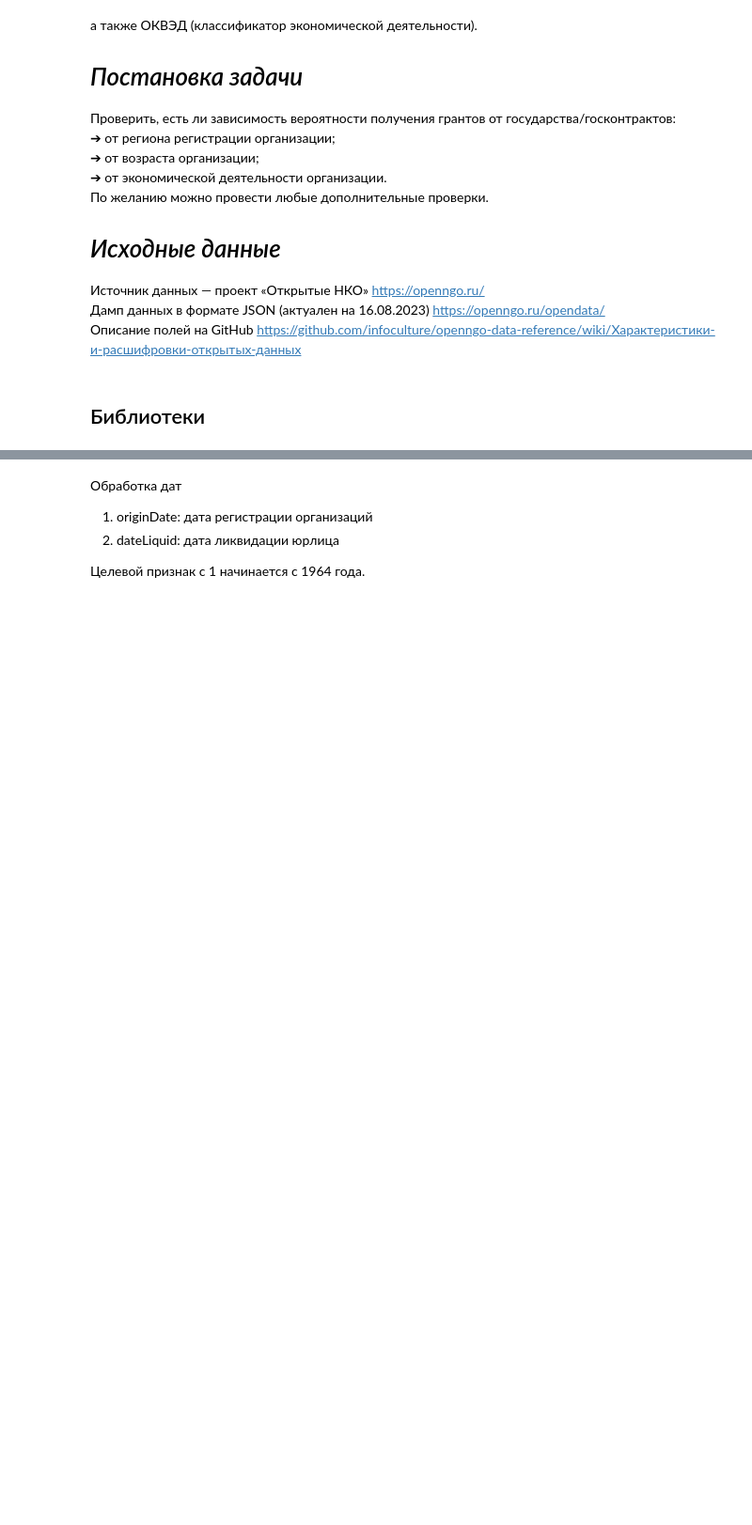
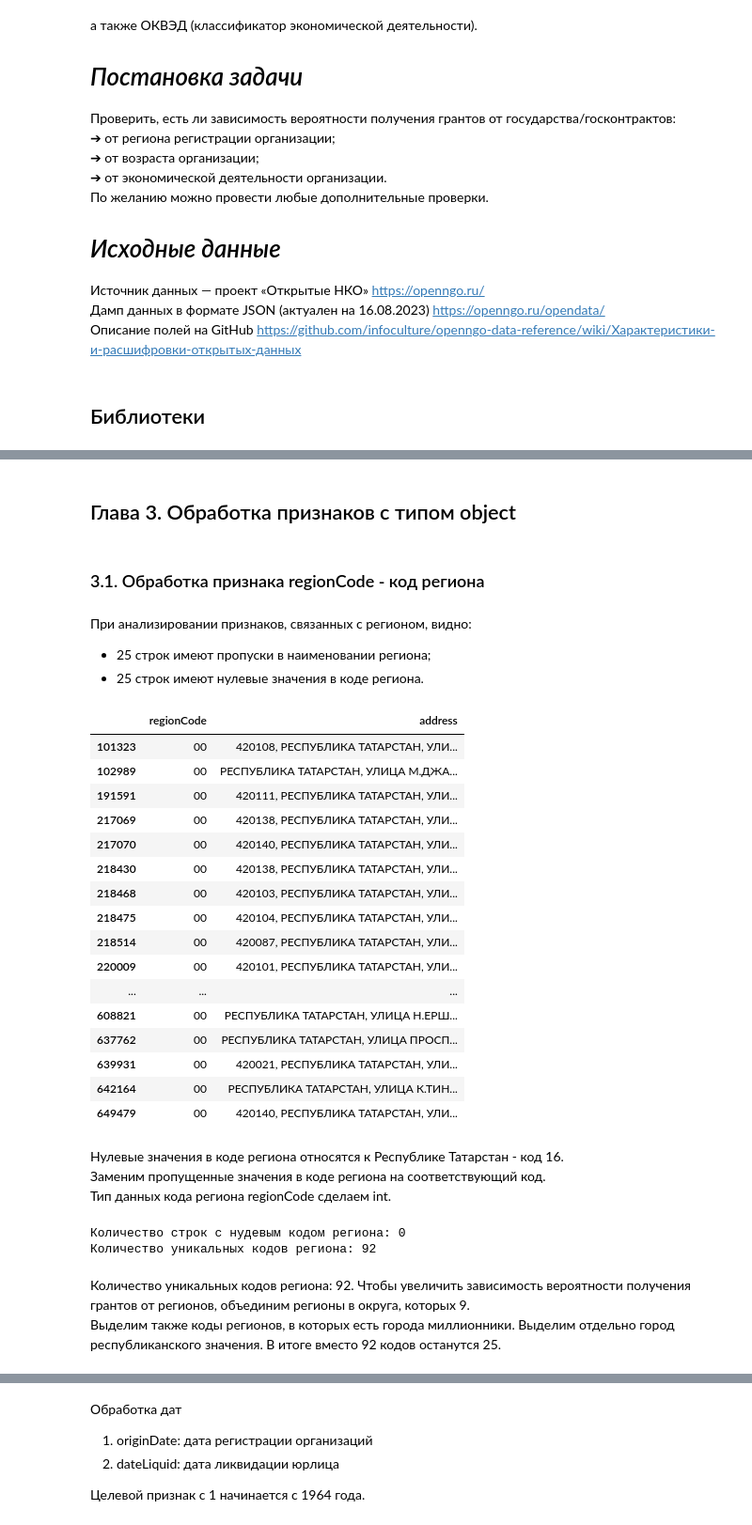
Before and after one commit to ASGlazyrin/ASG_SF_Rep, a Jupyter notebook: Diplom/diplom_glazyrin.ipynb, the cells around one changed output, grey strips where cells are left out. Shown at 94% size. Saved outputs shown, nothing was run; the diff lists cells and outputs as text; code cells hidden in the pictures; blank space fills up the shorter version.

```diff
--- a/Diplom/diplom_glazyrin.ipynb
+++ b/Diplom/diplom_glazyrin.ipynb
@@ -336,0 +282,8 @@ df_sorted.head(7)
+# %%
+# заменим значения признака incomeTotal со значения суммы на бинарное значение:
+# 1 - организация с доходом, 0 - организация без дохода.
+df_full['incomeTotal'] = df_full['incomeTotal'].apply(lambda x: 1 if x > 0 else 0)
+# %%
+# удаление признаков, связанных со статьями по доходам и, далее не нужный признак incomeDetail.
+df_full = df_full.drop(['totalSumGrants', 'totalSumContract','incomeDetail'], axis=1)
+df_full.info()
@@ -336,0 +311,52 @@ df_sorted.head(7)
+# %% [markdown]
+## Глава 3. Обработка признаков с типом object
+# %% [markdown]
+### 3.1. Обработка признака regionCode - код региона
+# %% [markdown]
+При анализировании признаков, связанных с регионом, видно:
+- 25 строк имеют пропуски в наименовании региона;
+- 25 строк имеют нулевые значения в коде региона.
+# %%
+df_full[df_full['regionCode'] == '00'][['regionCode','address']]
+# %% [output]
+|  | regionCode | address |
+| 101323 | 00 | 420108, РЕСПУБЛИКА ТАТАРСТАН, УЛИ... |
+| 102989 | 00 | РЕСПУБЛИКА ТАТАРСТАН, УЛИЦА М.ДЖА... |
+| 191591 | 00 | 420111, РЕСПУБЛИКА ТАТАРСТАН, УЛИ... |
+| 217069 | 00 | 420138, РЕСПУБЛИКА ТАТАРСТАН, УЛИ... |
+| 217070 | 00 | 420140, РЕСПУБЛИКА ТАТАРСТАН, УЛИ... |
+| 218430 | 00 | 420138, РЕСПУБЛИКА ТАТАРСТАН, УЛИ... |
+| 218468 | 00 | 420103, РЕСПУБЛИКА ТАТАРСТАН, УЛИ... |
+| 218475 | 00 | 420104, РЕСПУБЛИКА ТАТАРСТАН, УЛИ... |
+| 218514 | 00 | 420087, РЕСПУБЛИКА ТАТАРСТАН, УЛИ... |
+| 220009 | 00 | 420101, РЕСПУБЛИКА ТАТАРСТАН, УЛИ... |
+| ... | ... | ... |
+| 608821 | 00 | РЕСПУБЛИКА ТАТАРСТАН, УЛИЦА Н.ЕРШ... |
+| 637762 | 00 | РЕСПУБЛИКА ТАТАРСТАН, УЛИЦА ПРОСП... |
+| 639931 | 00 | 420021, РЕСПУБЛИКА ТАТАРСТАН, УЛИ... |
+| 642164 | 00 | РЕСПУБЛИКА ТАТАРСТАН, УЛИЦА К.ТИН... |
+| 649479 | 00 | 420140, РЕСПУБЛИКА ТАТАРСТАН, УЛИ... |
+# %% [markdown]
+Нулевые значения в коде региона относятся к Республике Татарстан - код 16.
+Заменим пропущенные значения в коде региона на соответствующий код.
+Тип данных кода региона regionCode сделаем int.
+# %%
+# Колиство строк, в котором код - нулевой, - 25. Во всех строках представлен регион - "РЕСПУБЛИКА ТАТАРСТАН".
+# Заменим нулевой код региона на значение 16 - "РЕСПУБЛИКА ТАТАРСТАН".
+# Тип данных кода региона regionCode сделаем int.
+
+df_full['regionCode'] = df_full['regionCode'].apply(lambda x: int(x))
+df_full['regionCode'] = df_full['regionCode'].apply(lambda x: 16 if x == 0 else x)
+regionCode_0 = df_full[df_full['regionCode'] == 0]['regionCode'].count()
+regionCode_nunique = df_full['regionCode'].nunique()
+print(f'Количество строк с нулевым кодом региона: {regionCode_0}')
+print(f'Количество уникальных кодов региона: {regionCode_nunique}')
+# %% [output]
+Количество строк с нудевым кодом региона: 0
+Количество уникальных кодов региона: 92
+# %% [markdown]
+Количество уникальных кодов региона: 92.
+Чтобы увеличить зависимость вероятности получения грантов от регионов, объединим регионы в округа, которых 9.
+Выделим также коды регионов, в которых есть города миллионники.
+Выделим отдельно город республиканского значения.
+В итоге вместо 92 кодов останутся 25.
```
Also changed, not shown: parts of 50 cells of this notebook, 2 other files.
